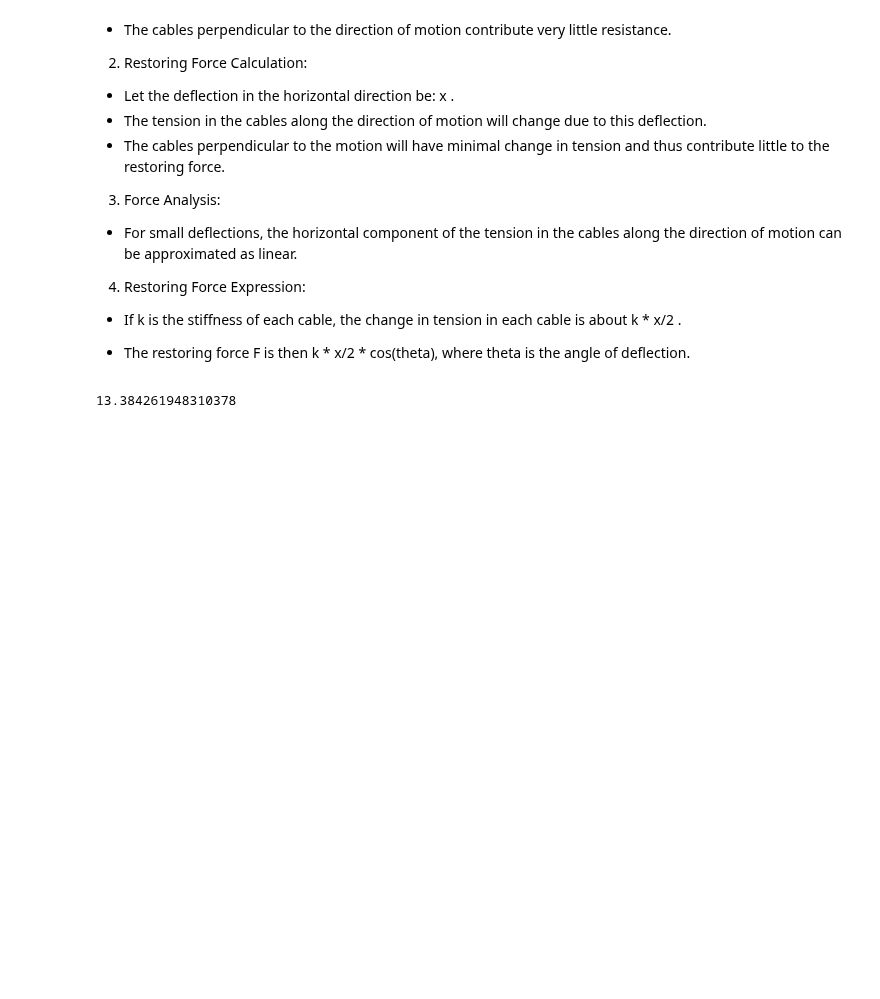
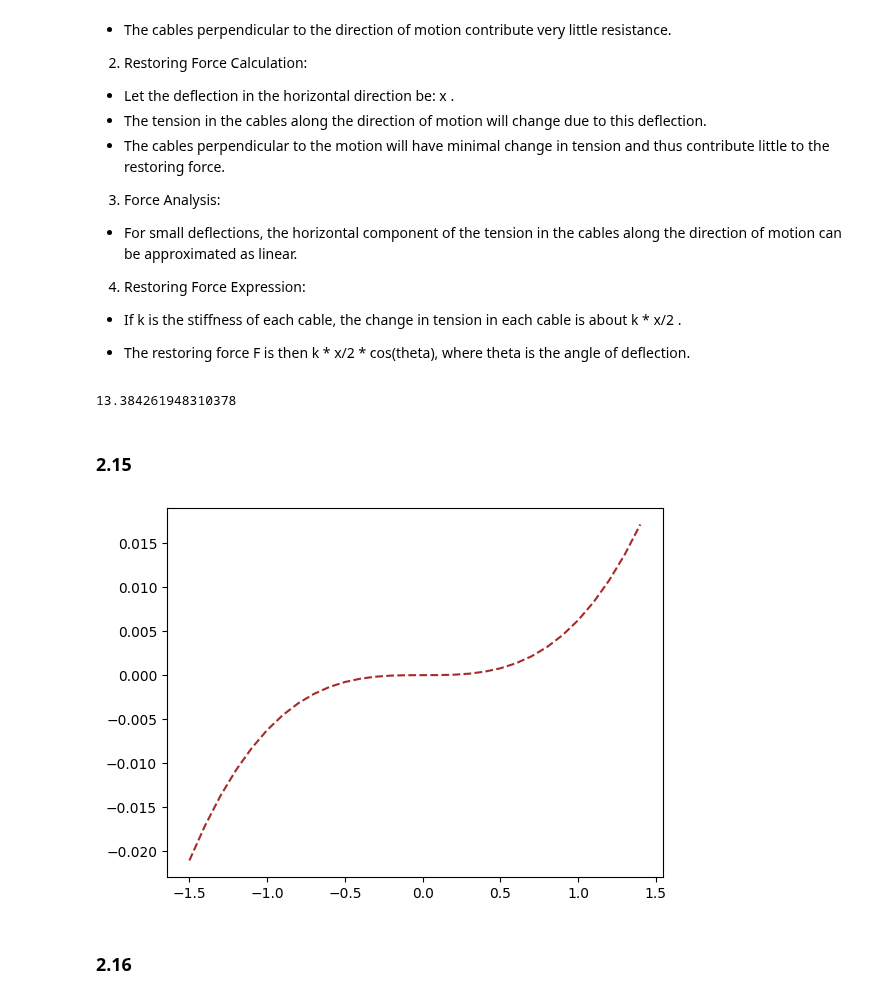
Before and after one commit to gigatskhondia/finite_elements_and_engineering, a Jupyter notebook: Wilson/ch_2.ipynb, the cells around one changed output. Cells and saved outputs as stored; diff of their text form; code cells hidden in the pictures; blank space fills up the shorter version.

```diff
--- a/Wilson/ch_2.ipynb
+++ b/Wilson/ch_2.ipynb
@@ -431,3 +431,13 @@ k=12000
 np.rad2deg(np.arccos(2*Fx_hat(x, k1, k3)/(k*x)))
 # %% [output]
 13.384261948310378
+# %% [markdown]
+### 2.15
+# %%
+y_line = [2*Fx_hat(x_line[i]*(1+2*np.cos(3.14/6)+2*np.cos(2*3.14/6)), k1, k3)/(w*z0) for i in range(len(x_line))]
+pyplot.plot(x_line, y_line, '--', color='brown')
+pyplot.show()
+# %% [output]
+[figure, added]
+# %% [markdown]
+### 2.16
```
Also changed, not shown: parts of 7 cells of this notebook.
